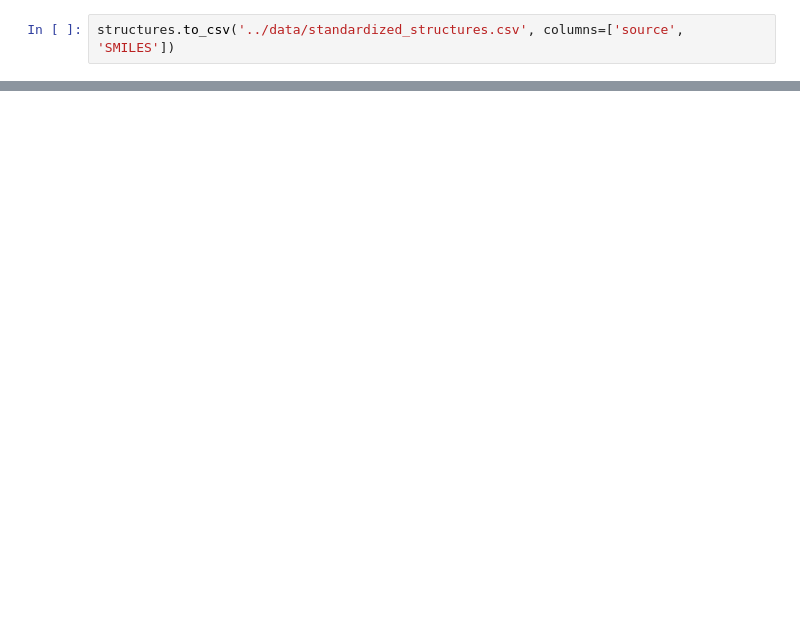
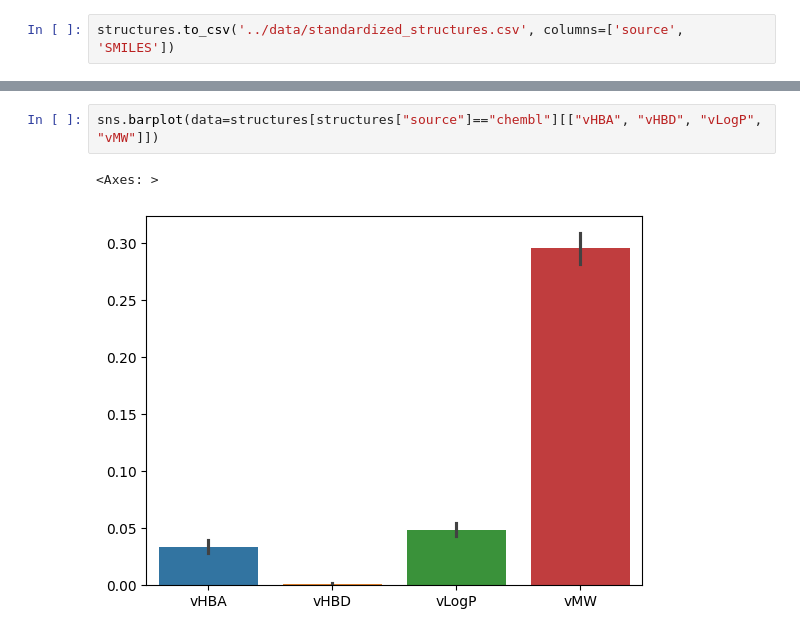
Before and after one commit to lich-uct/cdd2026, a Jupyter notebook: vorsilam/Second exercise.ipynb, the cells around one changed output, grey strips where cells are left out. Cells and saved outputs as stored; diff of their text form; blank space fills up the shorter version.

```diff
--- a/vorsilam/Second exercise.ipynb
+++ b/vorsilam/Second exercise.ipynb
@@ -178,0 +278,5 @@ structures.to_csv('../data/standardized_structures.csv', columns=['source', 'SMI
+# %%
+sns.barplot(data=structures[structures["source"]=="chembl"][["vHBA", "vHBD", "vLogP", "vMW"]])
+# %% [output]
+<Axes: >
+[figure, added]
```
Also changed, not shown: parts of 22 cells of this notebook, 3 other files.
